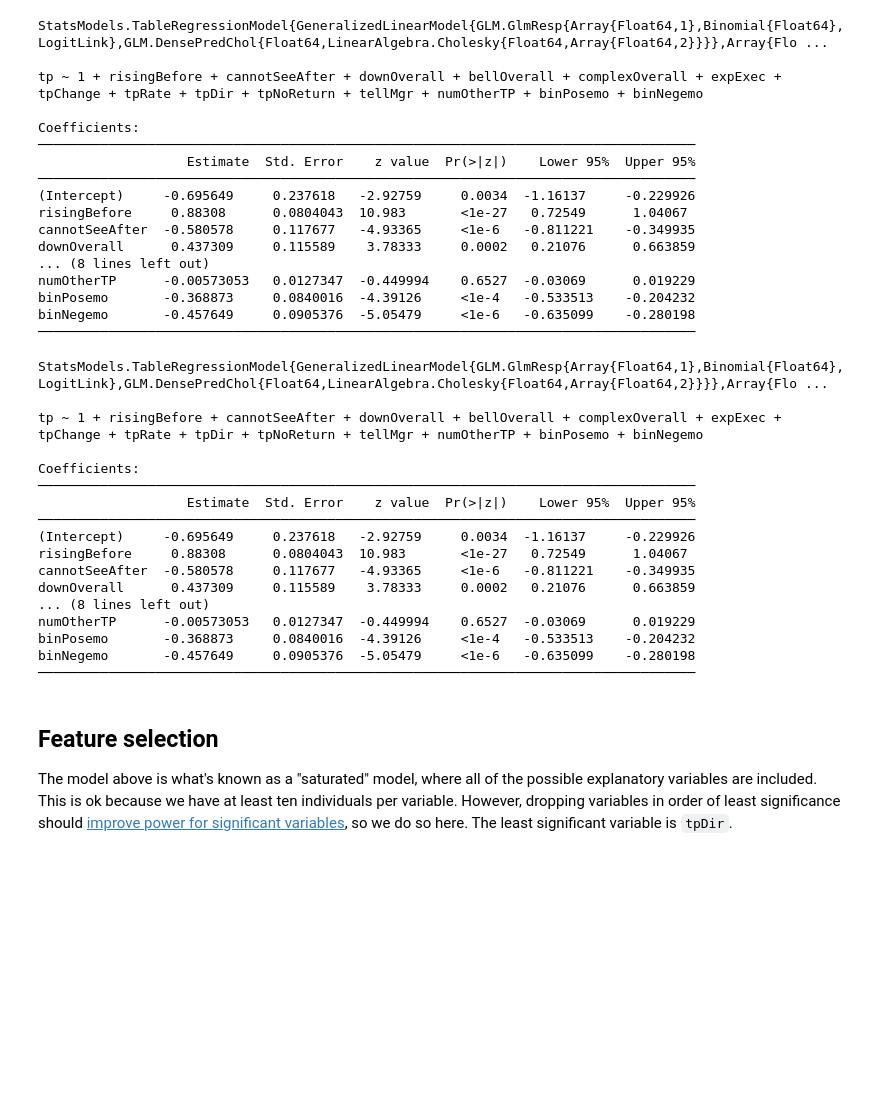
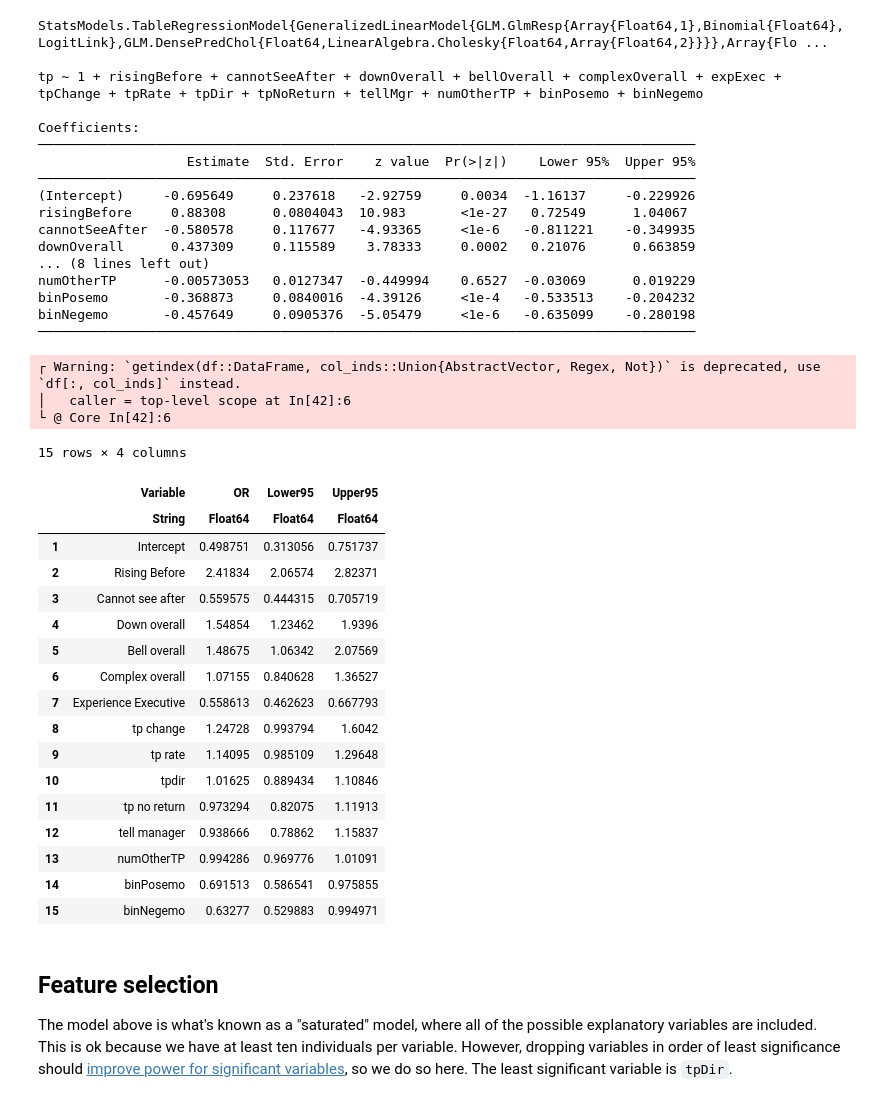
Before and after one commit to brown-ccv/tippingpoint, a Jupyter notebook: 02_descriptive_logistic.ipynb, the cells around one changed output. Saved outputs shown, nothing was run; the diff lists cells and outputs as text; code cells hidden in the pictures; blank space fills up the shorter version.

```diff
--- a/02_descriptive_logistic.ipynb
+++ b/02_descriptive_logistic.ipynb
@@ -404,26 +404,35 @@ numOtherTP      -0.00573053   0.0127347  -0.449994    0.6527  -0.03069      0.01
 binPosemo       -0.368873     0.0840016  -4.39126     <1e-4   -0.533513    -0.204232
 binNegemo       -0.457649     0.0905376  -5.05479     <1e-6   -0.635099    -0.280198
 ────────────────────────────────────────────────────────────────────────────────────
-# %%
-hp_binned
-# %% [output]
-StatsModels.TableRegressionModel{GeneralizedLinearModel{GLM.GlmResp{Array{Float64,1},Binomial{Float64},LogitLink},GLM.DensePredChol{Float64,LinearAlgebra.Cholesky{Float64,Array{Float64,2}}}},Array{Flo ...
-
-tp ~ 1 + risingBefore + cannotSeeAfter + downOverall + bellOverall + complexOverall + expExec + tpChange + tpRate + tpDir + tpNoReturn + tellMgr + numOtherTP + binPosemo + binNegemo
-
-Coefficients:
-────────────────────────────────────────────────────────────────────────────────────
-                   Estimate  Std. Error    z value  Pr(>|z|)    Lower 95%  Upper 95%
-────────────────────────────────────────────────────────────────────────────────────
-(Intercept)     -0.695649     0.237618   -2.92759     0.0034  -1.16137     -0.229926
-risingBefore     0.88308      0.0804043  10.983       <1e-27   0.72549      1.04067
-cannotSeeAfter  -0.580578     0.117677   -4.93365     <1e-6   -0.811221    -0.349935
-downOverall      0.437309     0.115589    3.78333     0.0002   0.21076      0.663859
-... (8 lines left out)
-numOtherTP      -0.00573053   0.0127347  -0.449994    0.6527  -0.03069      0.019229
-binPosemo       -0.368873     0.0840016  -4.39126     <1e-4   -0.533513    -0.204232
-binNegemo       -0.457649     0.0905376  -5.05479     <1e-6   -0.635099    -0.280198
-────────────────────────────────────────────────────────────────────────────────────
+# %%
+df_hp=DataFrame(OR=exp.(coef(hp_binned)),Lower95=exp.(confint(hp_binned)[:,1]),Upper95=exp.(confint(hp_dropped)[:,2]))
+df_hp.Variable=["Intercept", "Rising Before", "Cannot see after", "Down overall",
+    "Bell overall", "Complex overall", "Experience Executive",
+    "tp change", "tp rate", "tpdir", "tp no return", "tell manager",
+    "numOtherTP", "binPosemo", "binNegemo"]
+df_hp[[:Variable,:OR,:Lower95,:Upper95]]
+# %% [output]
+┌ Warning: `getindex(df::DataFrame, col_inds::Union{AbstractVector, Regex, Not})` is deprecated, use `df[:, col_inds]` instead.
+│   caller = top-level scope at In[42]:6
+└ @ Core In[42]:6
+15 rows × 4 columns
+|  | Variable | OR | Lower95 | Upper95 |
+|  | String | Float64 | Float64 | Float64 |
+| 1 | Intercept | 0.498751 | 0.313056 | 0.751737 |
+| 2 | Rising Before | 2.41834 | 2.06574 | 2.82371 |
+| 3 | Cannot see after | 0.559575 | 0.444315 | 0.705719 |
+| 4 | Down overall | 1.54854 | 1.23462 | 1.9396 |
+| 5 | Bell overall | 1.48675 | 1.06342 | 2.07569 |
+| 6 | Complex overall | 1.07155 | 0.840628 | 1.36527 |
+| 7 | Experience Executive | 0.558613 | 0.462623 | 0.667793 |
+| 8 | tp change | 1.24728 | 0.993794 | 1.6042 |
+| 9 | tp rate | 1.14095 | 0.985109 | 1.29648 |
+| 10 | tpdir | 1.01625 | 0.889434 | 1.10846 |
+| 11 | tp no return | 0.973294 | 0.82075 | 1.11913 |
+| 12 | tell manager | 0.938666 | 0.78862 | 1.15837 |
+| 13 | numOtherTP | 0.994286 | 0.969776 | 1.01091 |
+| 14 | binPosemo | 0.691513 | 0.586541 | 0.975855 |
+| 15 | binNegemo | 0.63277 | 0.529883 | 0.994971 |
 # %% [markdown]
 ## Feature selection
 
```
Also changed, not shown: 2 other files.
